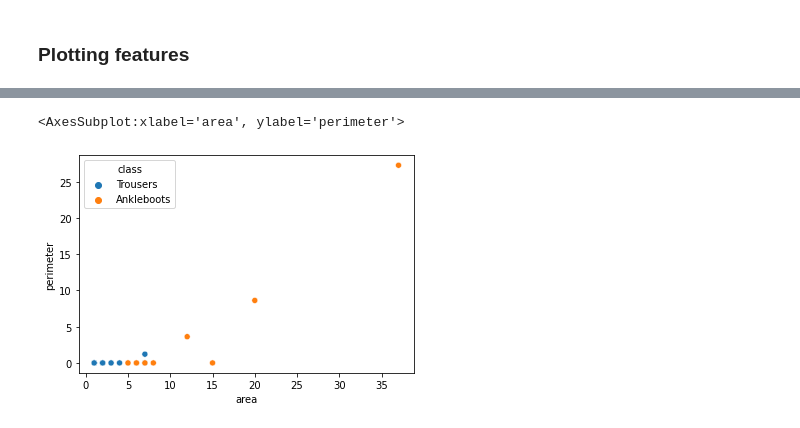
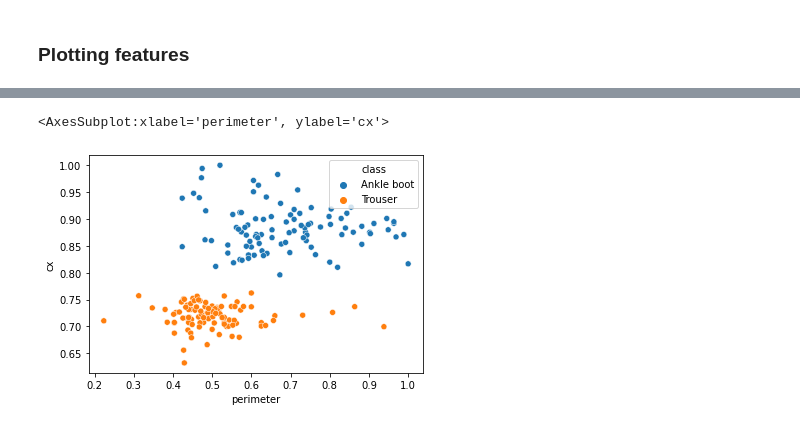
Before and after one commit to danielhp97/MLVC_1, a Jupyter notebook: Assignment1.ipynb, the cells around one changed output, grey strips where cells are left out. Cells and saved outputs as stored; diff of their text form; code cells hidden in the pictures.

```diff
--- a/Assignment1.ipynb
+++ b/Assignment1.ipynb
@@ -60,5 +79,6 @@ sns.pairplot(features_subset, hue="class");
-# %%
-sns.scatterplot(data=features_subset, x='area', y='perimeter', hue='class')
-# %% [output]
-<AxesSubplot:xlabel='area', ylabel='perimeter'>
-[figure, removed]
+# %%
+### Best combination with this subset seems to be 'perimeter' and the centroid 'cx'
+sns.scatterplot(data=features_subset, x='perimeter', y='cx', hue='class')
+# %% [output]
+<AxesSubplot:xlabel='perimeter', ylabel='cx'>
+[figure, added]
```
Also changed, not shown: parts of 5 cells of this notebook.
